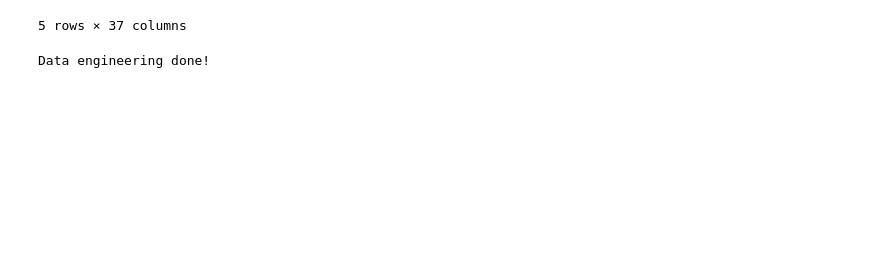
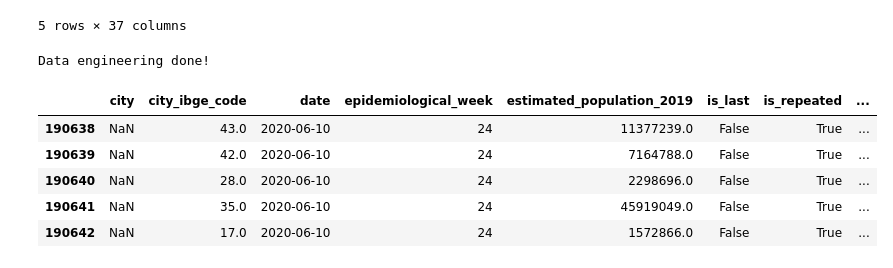
Before and after one commit to rafaelcastellar/coronavirus, a Jupyter notebook: notebooks/data_engineering.ipynb, the cells around one changed output. Saved outputs shown, nothing was run; the diff lists cells and outputs as text; code cells hidden in the pictures; blank space fills up the shorter version.

```diff
--- a/notebooks/data_engineering.ipynb
+++ b/notebooks/data_engineering.ipynb
@@ -304,0 +317,18 @@ Data engineering done!
+# %%
+url = 'https://data.brasil.io/dataset/covid19/caso_full.csv.gz'
+response = requests.get(url)
+# response.content
+with open('/home/rafael/tmp/caso_full.csv.gz', 'wb') as f:
+    f.write(response.content)
+
+with gzip.open('/home/rafael/tmp/caso_full.csv.gz') as f:
+    features_train = pd.read_csv(f)
+
+features_train.tail()
+# %% [output]
+|  | city | city_ibge_code | date | epidemiological_week | estimated_population_2019 | is_last | is_repeated | ... |
+| 190638 | NaN | 43.0 | 2020-06-10 | 24 | 11377239.0 | False | True | ... |
+| 190639 | NaN | 42.0 | 2020-06-10 | 24 | 7164788.0 | False | True | ... |
+| 190640 | NaN | 28.0 | 2020-06-10 | 24 | 2298696.0 | False | True | ... |
+| 190641 | NaN | 35.0 | 2020-06-10 | 24 | 45919049.0 | False | True | ... |
+| 190642 | NaN | 17.0 | 2020-06-10 | 24 | 1572866.0 | False | True | ... |
```
Also changed, not shown: parts of 2 cells of this notebook, 29 other files.
